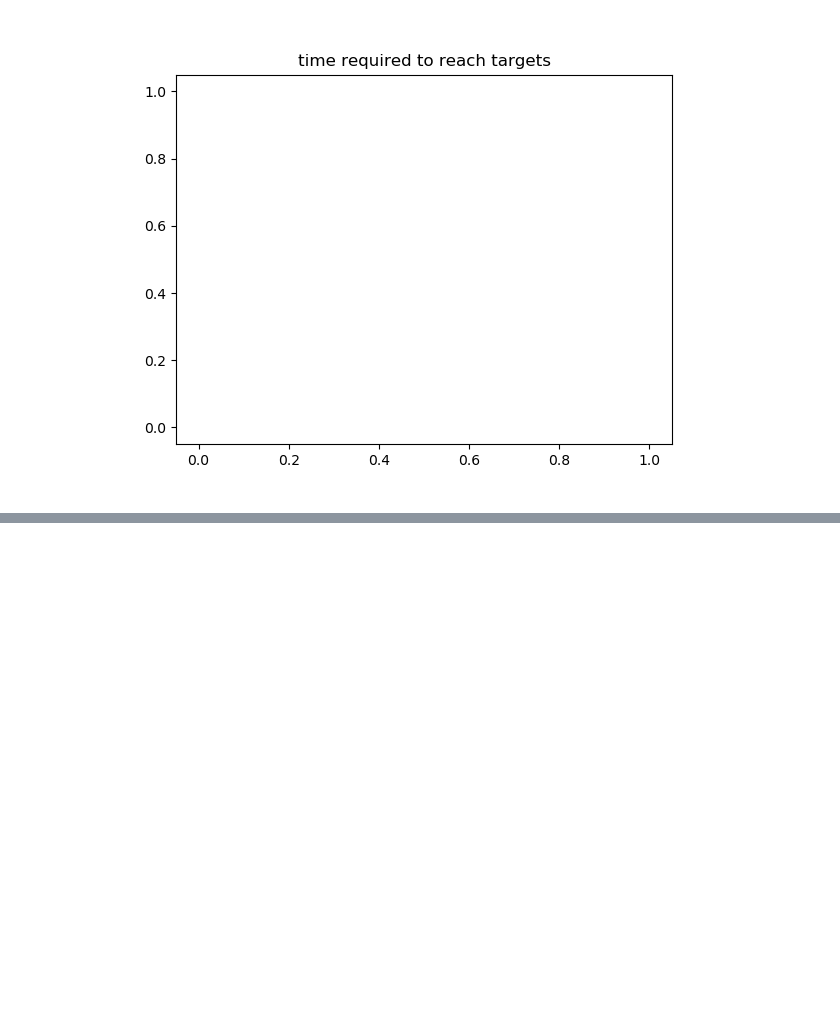
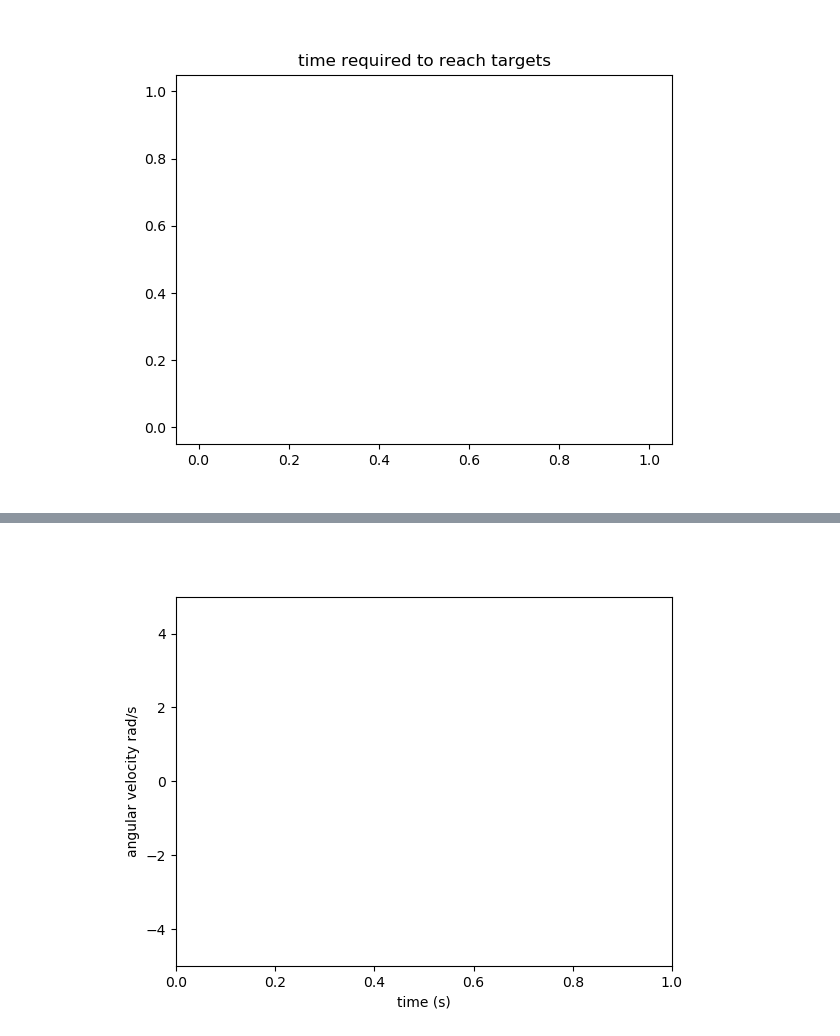
Before and after one commit to Imdimark/ResearchTrack2_ROS1_ROS2, a Jupyter notebook: Assignment2_ui.ipynb, the cells around one changed output, grey strips where cells are left out. Cells and saved outputs as stored; diff of their text form; code cells hidden in the pictures; blank space fills up the shorter version.

```diff
--- a/Assignment2_ui.ipynb
+++ b/Assignment2_ui.ipynb
@@ -319,0 +284,29 @@ anim2 = animation.FuncAnimation(fig2, animate2, init_func=init2,
+# %%
+#a line plot for visualizing cmd_vel vs. actual velocity (for linear and angular velocity)
+fig2, ax2 = plt.subplots()
+ax2.set_ylim((-5, 5))
+line3, = ax1.plot([], [], 'ro')
+line4, = ax1.plot([], [], 'ro')
+ax2.set_xlabel('time (s)')
+ax2.set_ylabel('angular velocity rad/s')
+
+
+###########cmdvel
+ris_ang.append(msg.angular.z)
+###########from odom
+
+
+def init2():
+    line3.set_data([], [])
+    line4.set_data([], [])
+    return (line3, line4)
+
+def animate2(i):
+    line3.set_data(actual_time, ris_ang )
+    line4.set_data(actual_time, ris_odom_ang )
+    return (line3, line4)
+
+anim2 = animation.FuncAnimation(fig2, animate2, init_func=init2,
+                               frames=100, interval=20, blit=True)
+# %% [output]
+[figure, added]
```
Also changed, not shown: parts of 11 cells of this notebook.
